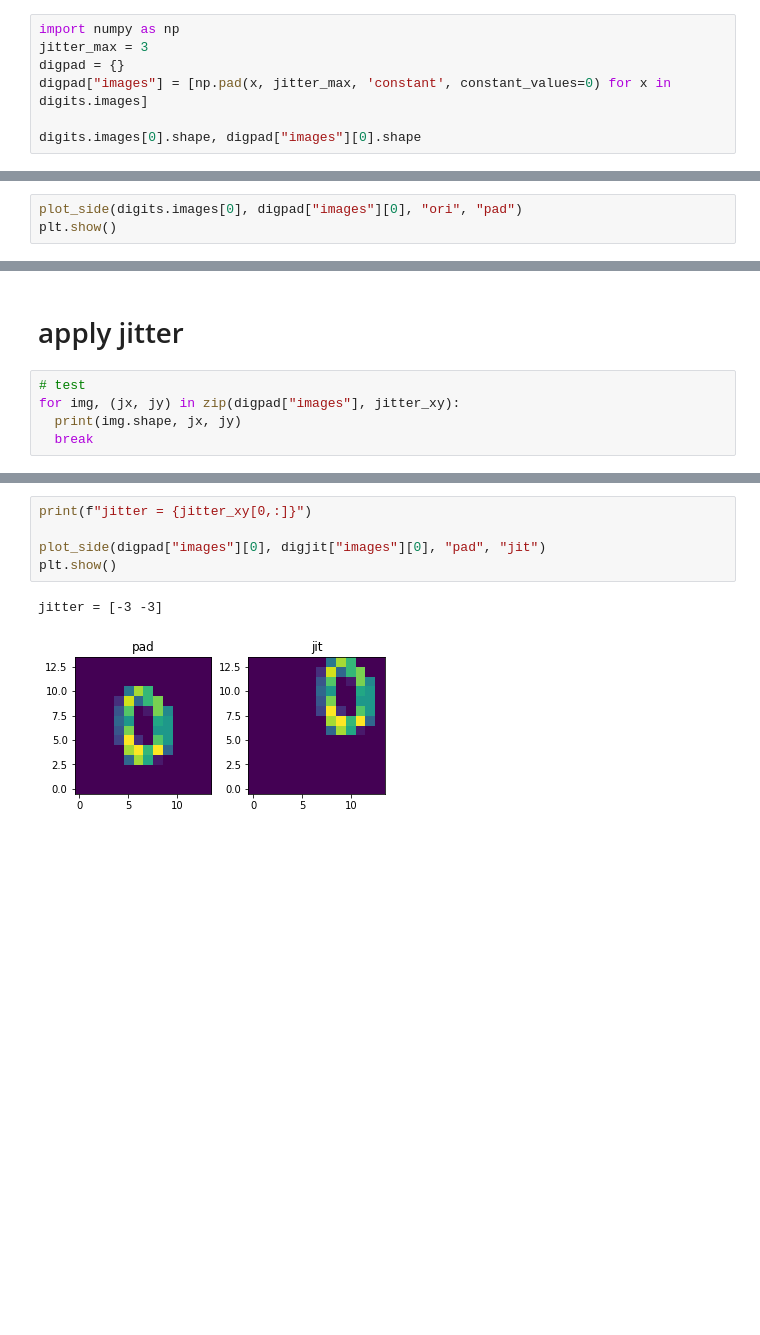
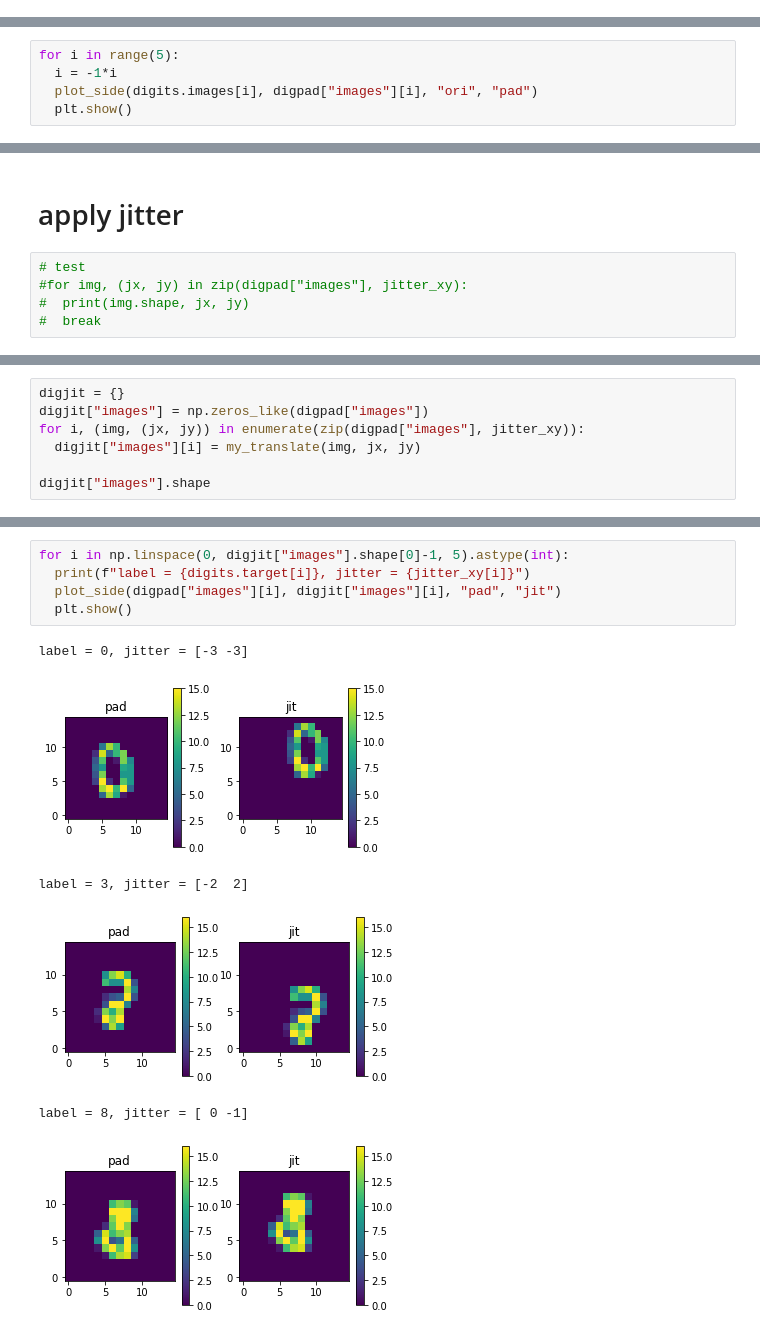
Before and after one commit to shadiakiki1986/sklearn-digits-jitter, a Jupyter notebook: sklearn_digits_with_jitter.ipynb, the cells around one changed output, grey strips where cells are left out. Cells and saved outputs as stored; diff of their text form; blank space fills up the shorter version.

```diff
--- a/sklearn_digits_with_jitter.ipynb
+++ b/sklearn_digits_with_jitter.ipynb
@@ -30,8 +83 @@ def plot_side(img1, img2, title1, title2, cmap = None):
     return fig
-# %%
-import numpy as np
-jitter_max = 3
-digpad = {}
-digpad["images"] = [np.pad(x, jitter_max, 'constant', constant_values=0) for x in digits.images]
-
-digits.images[0].shape, digpad["images"][0].shape
@@ -40,4 +84,6 @@ digits.images[0].shape, digpad["images"][0].shape
 # %%
-plot_side(digits.images[0], digpad["images"][0], "ori", "pad")
-plt.show()
+for i in range(5):
+  i = -1*i
+  plot_side(digits.images[i], digpad["images"][i], "ori", "pad")
+  plt.show()
 # %% [output]
@@ -348,7 +397,7 @@ Finally.
 # apply jitter
 # %%
 # test
-for img, (jx, jy) in zip(digpad["images"], jitter_xy):
-  print(img.shape, jx, jy)
-  break
+#for img, (jx, jy) in zip(digpad["images"], jitter_xy):
+#  print(img.shape, jx, jy)
+#  break
 # %% [output]
@@ -379,0 +418,7 @@ len(digjit["images"]), digjit["images"][0].shape
+# %%
+digjit = {}
+digjit["images"] = np.zeros_like(digpad["images"])
+for i, (img, (jx, jy)) in enumerate(zip(digpad["images"], jitter_xy)):
+  digjit["images"][i] = my_translate(img, jx, jy)
+
+digjit["images"].shape
@@ -380,8 +430,12 @@ len(digjit["images"]), digjit["images"][0].shape
 # %%
-print(f"jitter = {jitter_xy[0,:]}")
-
-plot_side(digpad["images"][0], digjit["images"][0], "pad", "jit")
-plt.show()
+for i in np.linspace(0, digjit["images"].shape[0]-1, 5).astype(int):
+  print(f"label = {digits.target[i]}, jitter = {jitter_xy[i]}")
+  plot_side(digpad["images"][i], digjit["images"][i], "pad", "jit")
+  plt.show()
 # %% [output]
-jitter = [-3 -3]
+label = 0, jitter = [-3 -3]
-[figure, old version]
+[figure, new version]
+label = 3, jitter = [-2  2]
+[figure, added]
+label = 8, jitter = [ 0 -1]
+[figure, added]
```
Also changed, not shown: parts of 38 cells of this notebook.
